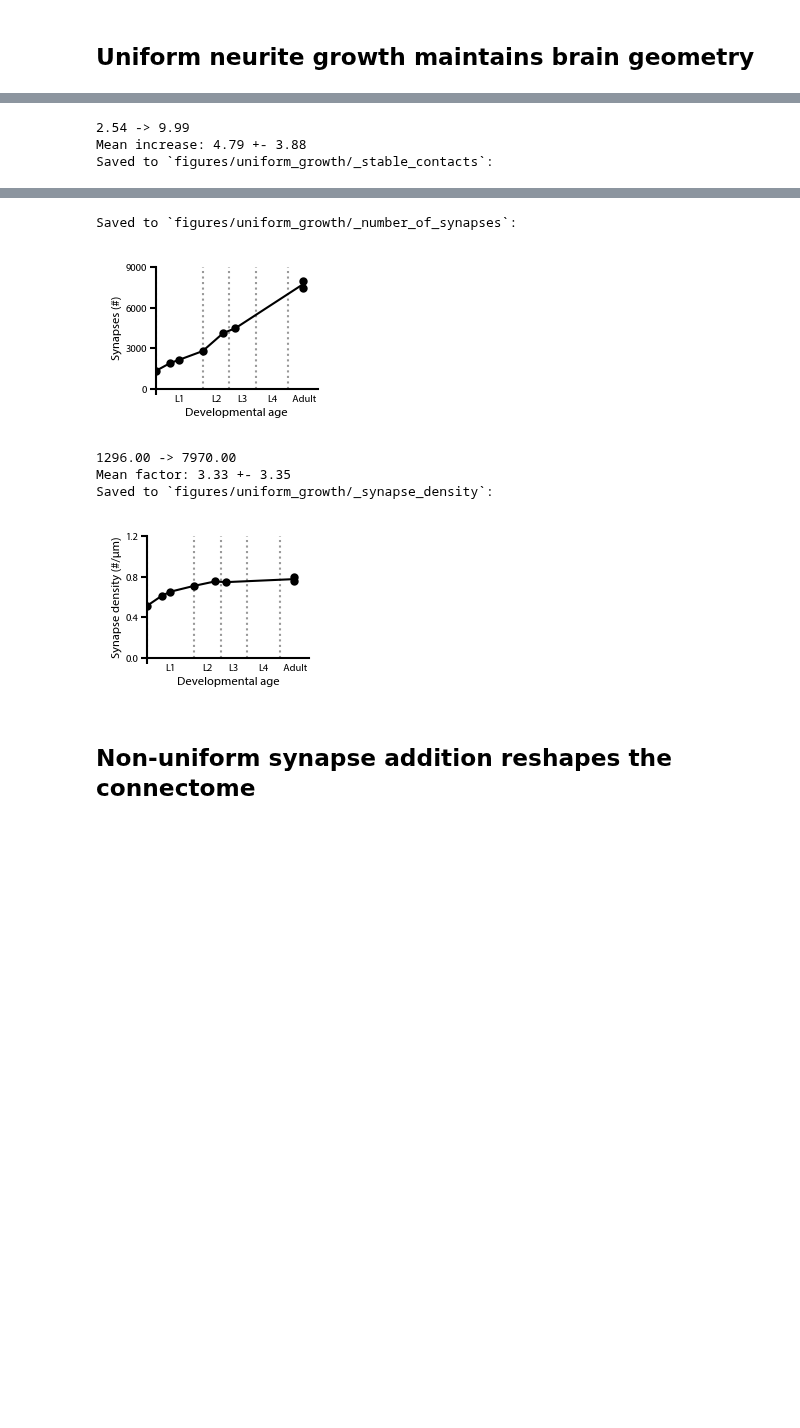
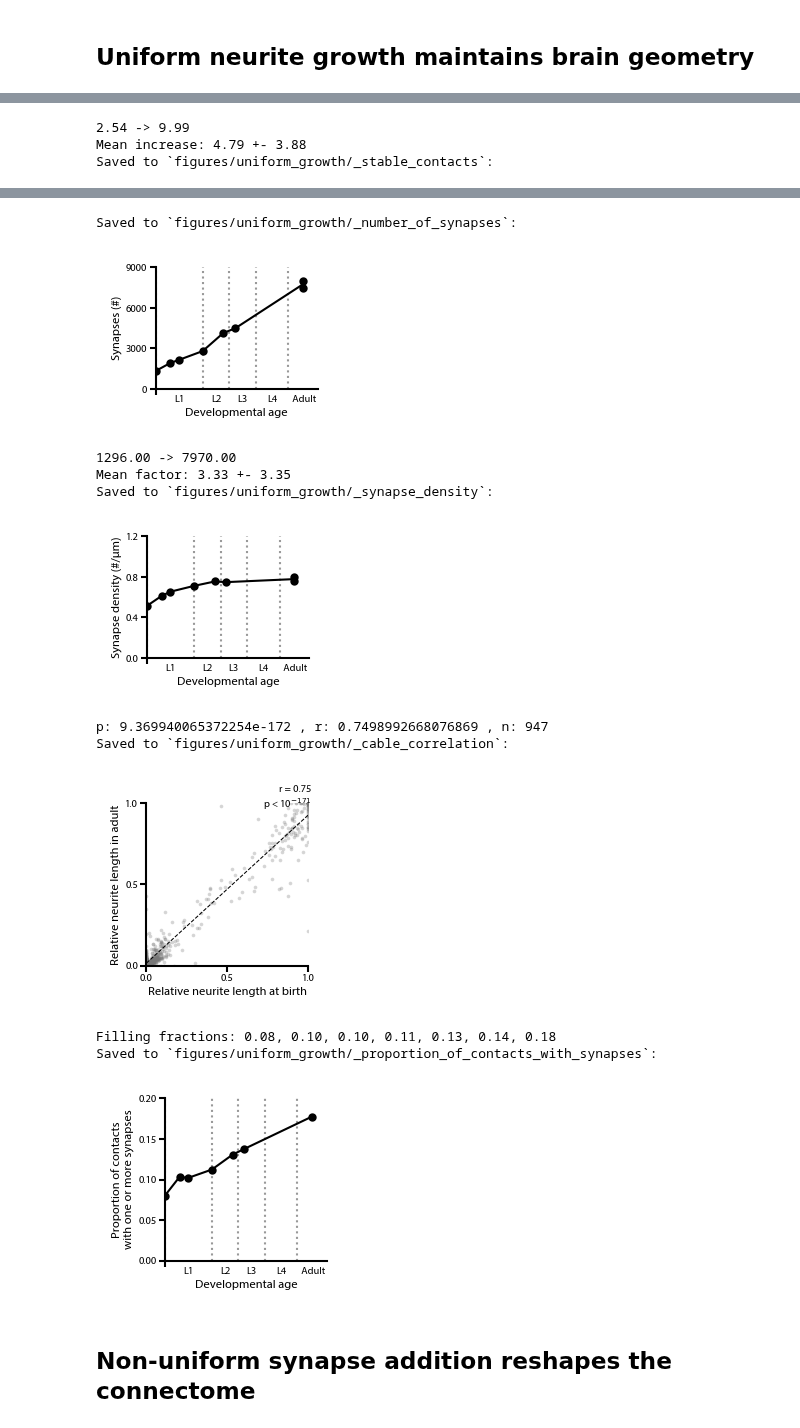
Before and after one commit to dwitvliet/nature2021, a Jupyter notebook: generate_figures.ipynb, the cells around one changed output, grey strips where cells are left out. Drawn from its saved outputs; the diff is of its cells as text; code cells hidden in the pictures; blank space fills up the shorter version.

Commit message:
Added supplementary figures 3 and 5

```diff
--- a/generate_figures.ipynb
+++ b/generate_figures.ipynb
@@ -55,23 +55,32 @@ Saved to `figures/exports/graphs_for_cytoscape.graphml`
 # %%
 fig = uniform_growth.Figure('figures/uniform_growth')
 
 fig.cable_length('')
 fig.proportion_of_stable_contacts('')
 fig.number_of_synapses('')
 fig.synapse_density('')
+
+fig.branches_correlation('')
+fig.proportion_of_contacts_with_synapses('')
 # %% [output]
 Saved to `figures/uniform_growth/_cable_length`:
 [figure]
 2.54 -> 9.99
 Mean increase: 4.79 +- 3.88
 Saved to `figures/uniform_growth/_stable_contacts`:
 [figure]
 Saved to `figures/uniform_growth/_number_of_synapses`:
 [figure]
 1296.00 -> 7970.00
 Mean factor: 3.33 +- 3.35
 Saved to `figures/uniform_growth/_synapse_density`:
 [figure]
+p: 9.369940065372254e-172 , r: 0.7498992668076869 , n: 947
+Saved to `figures/uniform_growth/_cable_correlation`:
+[figure, added]
+Filling fractions: 0.08, 0.10, 0.10, 0.11, 0.13, 0.14, 0.18
+Saved to `figures/uniform_growth/_proportion_of_contacts_with_synapses`:
+[figure, added]
 # %% [markdown]
 ## Non-uniform synapse addition reshapes the connectome
 # %%
```
Also changed, not shown: parts of 3 cells of this notebook, 20 other files.
